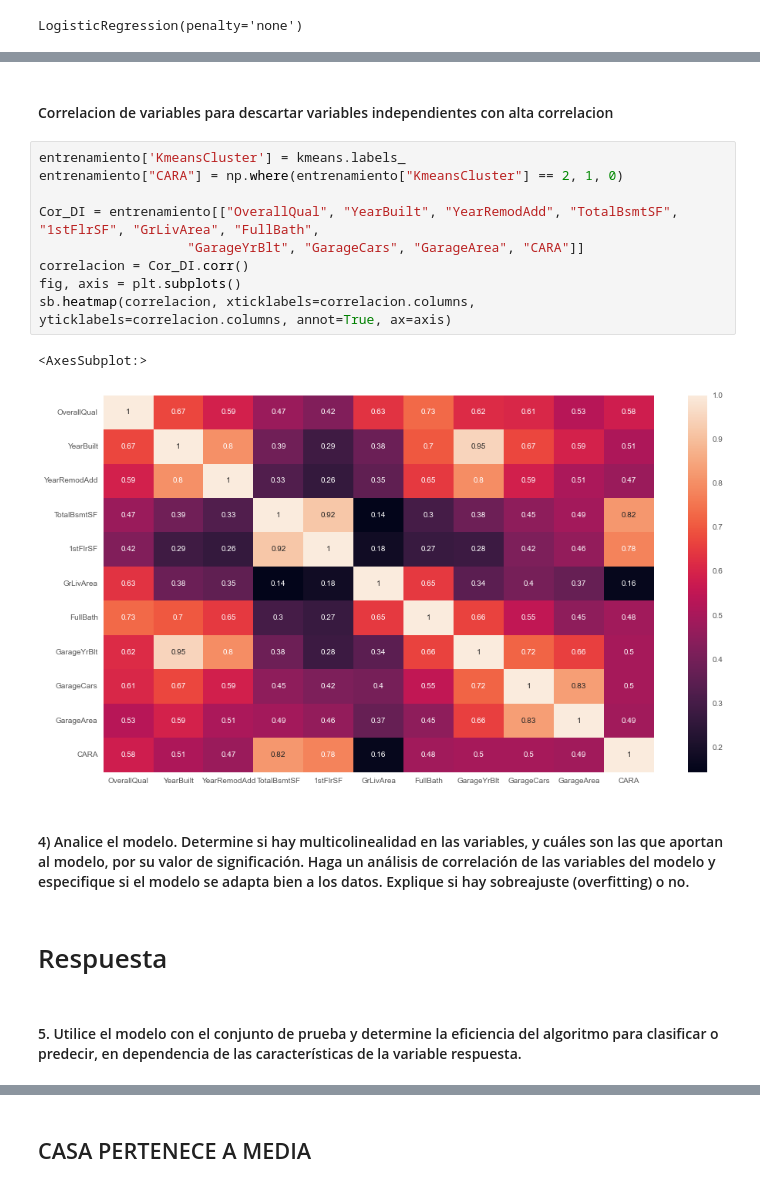
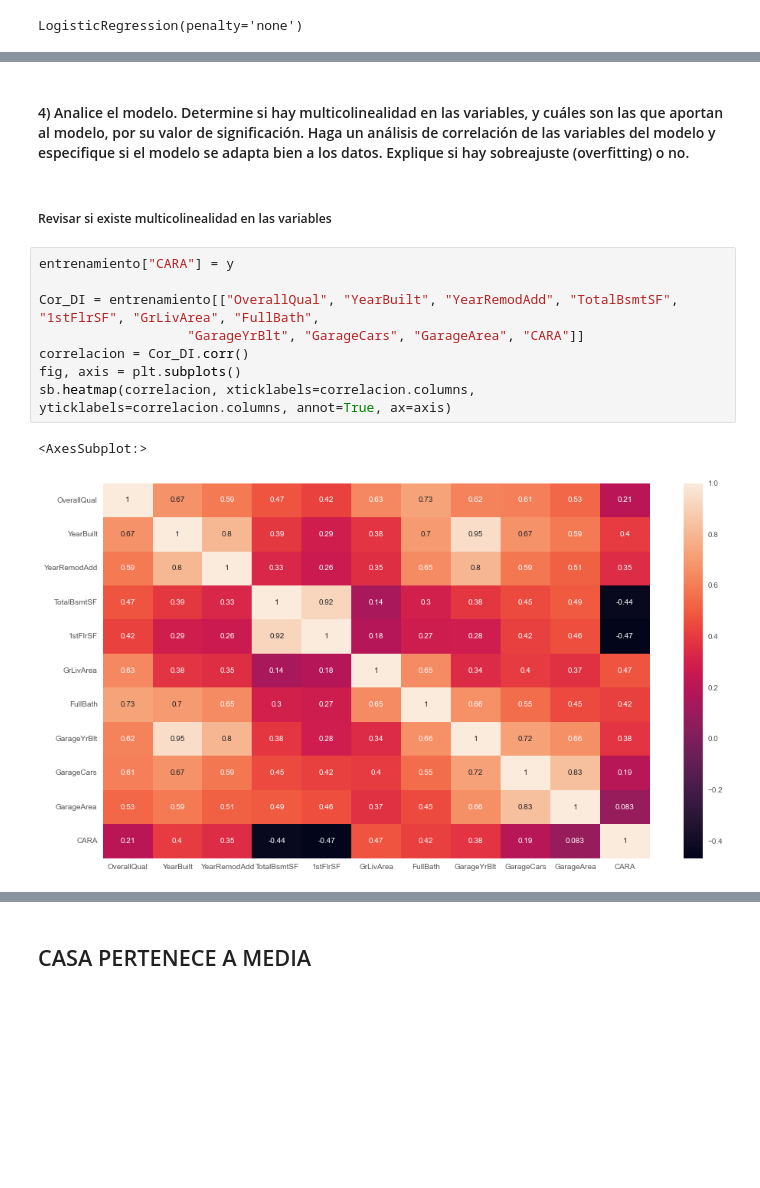
Before and after one commit to wsaldana/MineriaHDT6, a Jupyter notebook: Hoja6.ipynb, the cells around one changed output, grey strips where cells are left out. Saved outputs shown, nothing was run; the diff lists cells and outputs as text; blank space fills up the shorter version.

```diff
--- a/Hoja6.ipynb
+++ b/Hoja6.ipynb
@@ -374,20 +301,15 @@ plt.show()
+# %% [markdown]
+#### 4) Analice el modelo. Determine si hay multicolinealidad en las variables, y cuáles son las que aportan  al  modelo,  por  su  valor  de  significación.  Haga  un  análisis  de  correlación  de  las variables del modelo y especifique si el modelo se adapta bien a los datos. Explique si hay sobreajuste (overfitting) o no.
 # %% [markdown]
-#### Correlacion de variables para descartar variables independientes con alta correlacion
+##### Revisar si existe multicolinealidad en las variables
 # %%
-entrenamiento['KmeansCluster'] = kmeans.labels_
-entrenamiento["CARA"] = np.where(entrenamiento["KmeansCluster"] == 2, 1, 0)
+entrenamiento["CARA"] = y
 
 Cor_DI = entrenamiento[["OverallQual", "YearBuilt", "YearRemodAdd", "TotalBsmtSF", "1stFlrSF", "GrLivArea", "FullBath",
                    "GarageYrBlt", "GarageCars", "GarageArea", "CARA"]]
 correlacion = Cor_DI.corr()
 fig, axis = plt.subplots()
 sb.heatmap(correlacion, xticklabels=correlacion.columns, yticklabels=correlacion.columns, annot=True, ax=axis)
 # %% [output]
 <AxesSubplot:>
-[figure, old version]
+[figure, new version]
-# %% [markdown]
-#### 4) Analice el modelo. Determine si hay multicolinealidad en las variables, y cuáles son las que aportan  al  modelo,  por  su  valor  de  significación.  Haga  un  análisis  de  correlación  de  las variables del modelo y especifique si el modelo se adapta bien a los datos. Explique si hay sobreajuste (overfitting) o no.
-# %% [markdown]
-# Respuesta
-# %% [markdown]
-#### 5. Utilice  el  modelo  con  el  conjunto  de  prueba  y  determine  la  eficiencia  del  algoritmo  para clasificar o predecir, en dependencia de las características de la variable respuesta.
```
Also changed, not shown: parts of 54 cells of this notebook.
